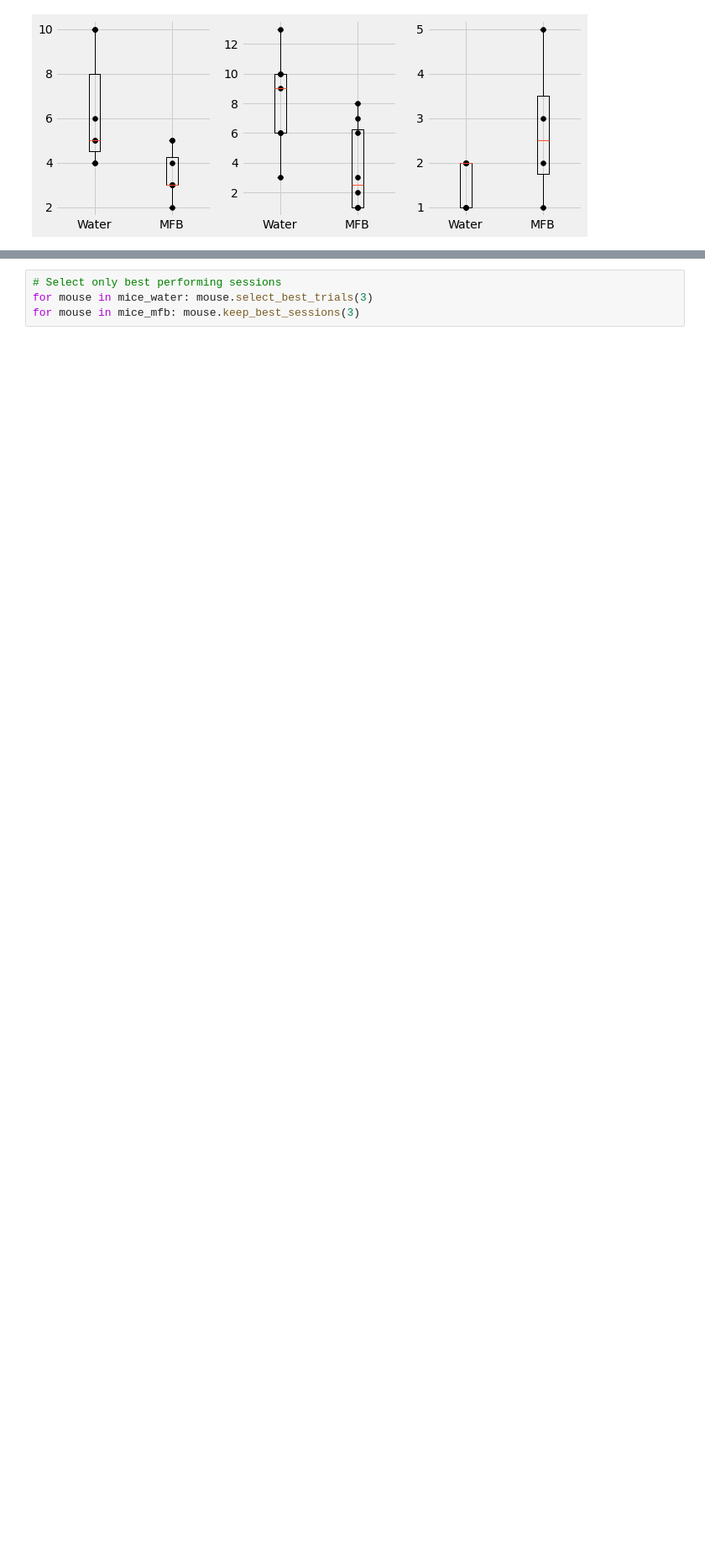
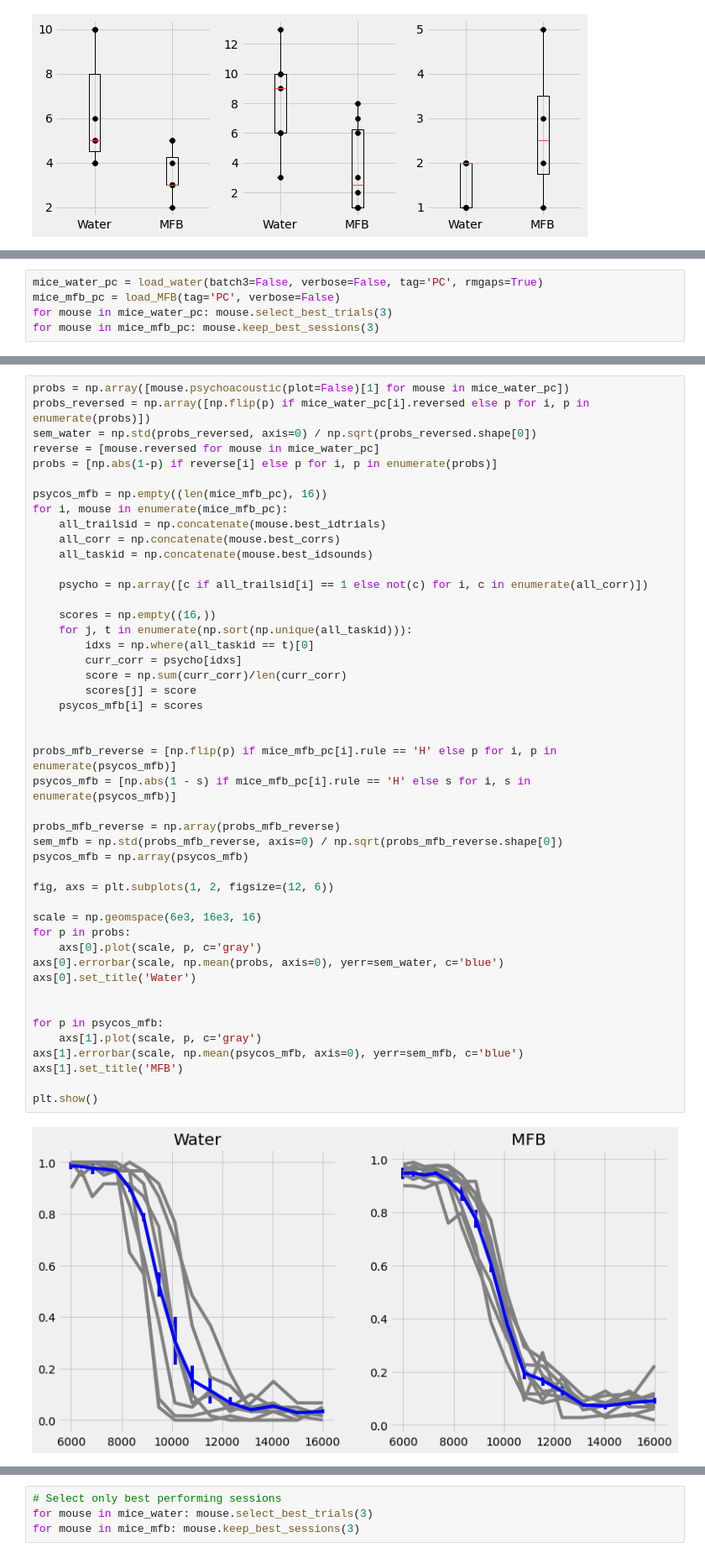
Before and after one commit to AntoninVerdier/Utilities, a Jupyter notebook: Elphy_Analysis/MFB_Figures.ipynb, the cells around one changed output, grey strips where cells are left out. Shown at 84% size. Saved outputs shown, nothing was run; the diff lists cells and outputs as text; blank space fills up the shorter version.

```diff
--- a/Elphy_Analysis/MFB_Figures.ipynb
+++ b/Elphy_Analysis/MFB_Figures.ipynb
@@ -171,0 +265,5 @@ plt.show()
+# %%
+mice_water_pc = load_water(batch3=False, verbose=False, tag='PC', rmgaps=True)
+mice_mfb_pc = load_MFB(tag='PC', verbose=False)
+for mouse in mice_water_pc: mouse.select_best_trials(3)
+for mouse in mice_mfb_pc: mouse.keep_best_sessions(3)
@@ -172,3 +278,51 @@ plt.show()
+# %%
+probs = np.array([mouse.psychoacoustic(plot=False)[1] for mouse in mice_water_pc])
+probs_reversed = np.array([np.flip(p) if mice_water_pc[i].reversed else p for i, p in enumerate(probs)])
+sem_water = np.std(probs_reversed, axis=0) / np.sqrt(probs_reversed.shape[0])
+reverse = [mouse.reversed for mouse in mice_water_pc]
+probs = [np.abs(1-p) if reverse[i] else p for i, p in enumerate(probs)]
+
+psycos_mfb = np.empty((len(mice_mfb_pc), 16))
+for i, mouse in enumerate(mice_mfb_pc):
+    all_trailsid = np.concatenate(mouse.best_idtrials)
+    all_corr = np.concatenate(mouse.best_corrs)
+    all_taskid = np.concatenate(mouse.best_idsounds)
+
+    psycho = np.array([c if all_trailsid[i] == 1 else not(c) for i, c in enumerate(all_corr)])
+
+    scores = np.empty((16,))
+    for j, t in enumerate(np.sort(np.unique(all_taskid))):
+        idxs = np.where(all_taskid == t)[0]
+        curr_corr = psycho[idxs]
+        score = np.sum(curr_corr)/len(curr_corr)
+        scores[j] = score
+    psycos_mfb[i] = scores
+
+
+probs_mfb_reverse = [np.flip(p) if mice_mfb_pc[i].rule == 'H' else p for i, p in enumerate(psycos_mfb)]
+psycos_mfb = [np.abs(1 - s) if mice_mfb_pc[i].rule == 'H' else s for i, s in enumerate(psycos_mfb)]
+
+probs_mfb_reverse = np.array(probs_mfb_reverse)
+sem_mfb = np.std(probs_mfb_reverse, axis=0) / np.sqrt(probs_mfb_reverse.shape[0])
+psycos_mfb = np.array(psycos_mfb)
+
+fig, axs = plt.subplots(1, 2, figsize=(12, 6))
+
+scale = np.geomspace(6e3, 16e3, 16)
+for p in probs:
+    axs[0].plot(scale, p, c='gray')
+axs[0].errorbar(scale, np.mean(probs, axis=0), yerr=sem_water, c='blue')
+axs[0].set_title('Water')
+
+
+for p in psycos_mfb:
+    axs[1].plot(scale, p, c='gray')
+axs[1].errorbar(scale, np.mean(psycos_mfb, axis=0), yerr=sem_mfb, c='blue')
+axs[1].set_title('MFB')
+
+plt.show()
+# %% [output]
+[figure, added]
 # %%
 # Learning curves depending on trials
 smoothness = 50
```
Also changed, not shown: parts of 4 cells of this notebook.
